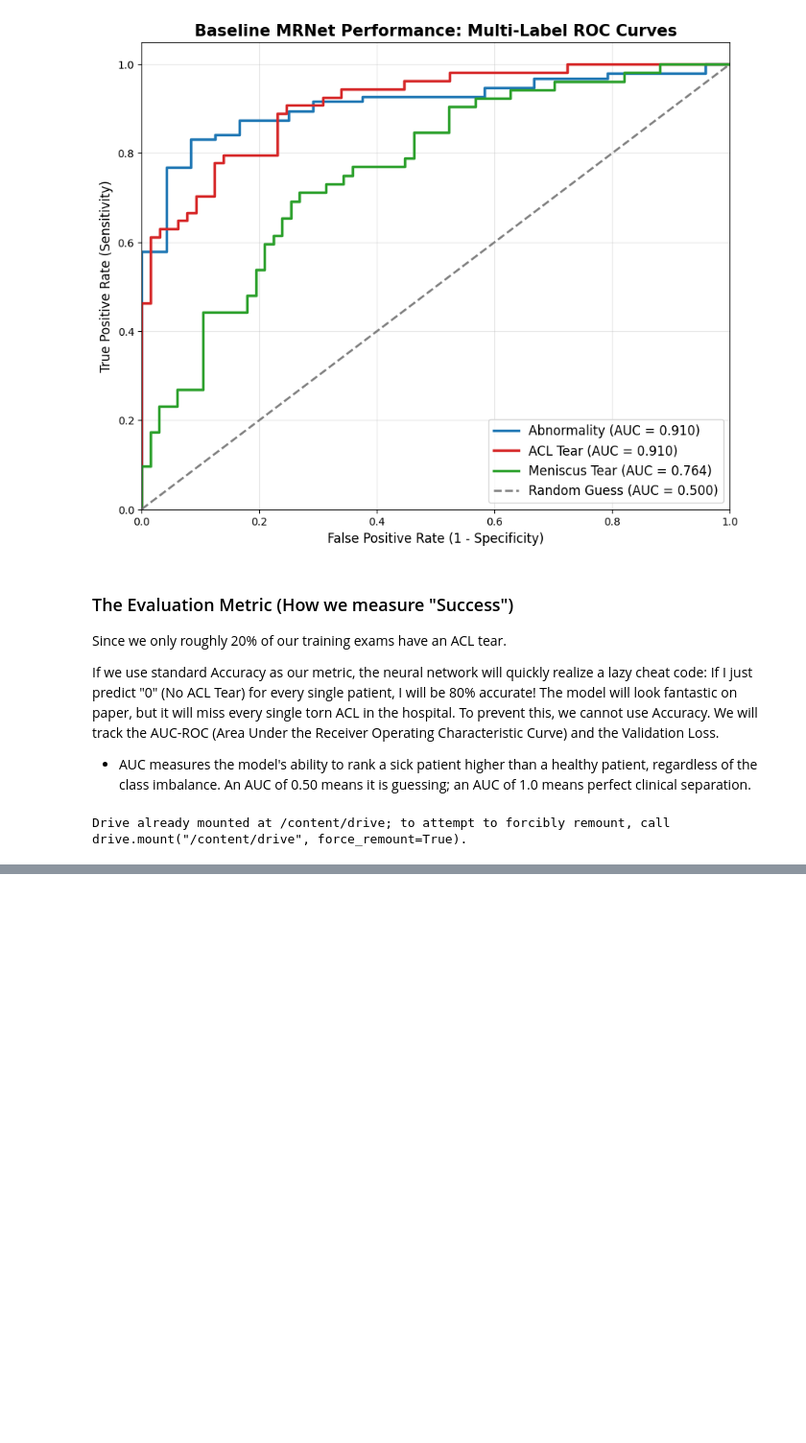
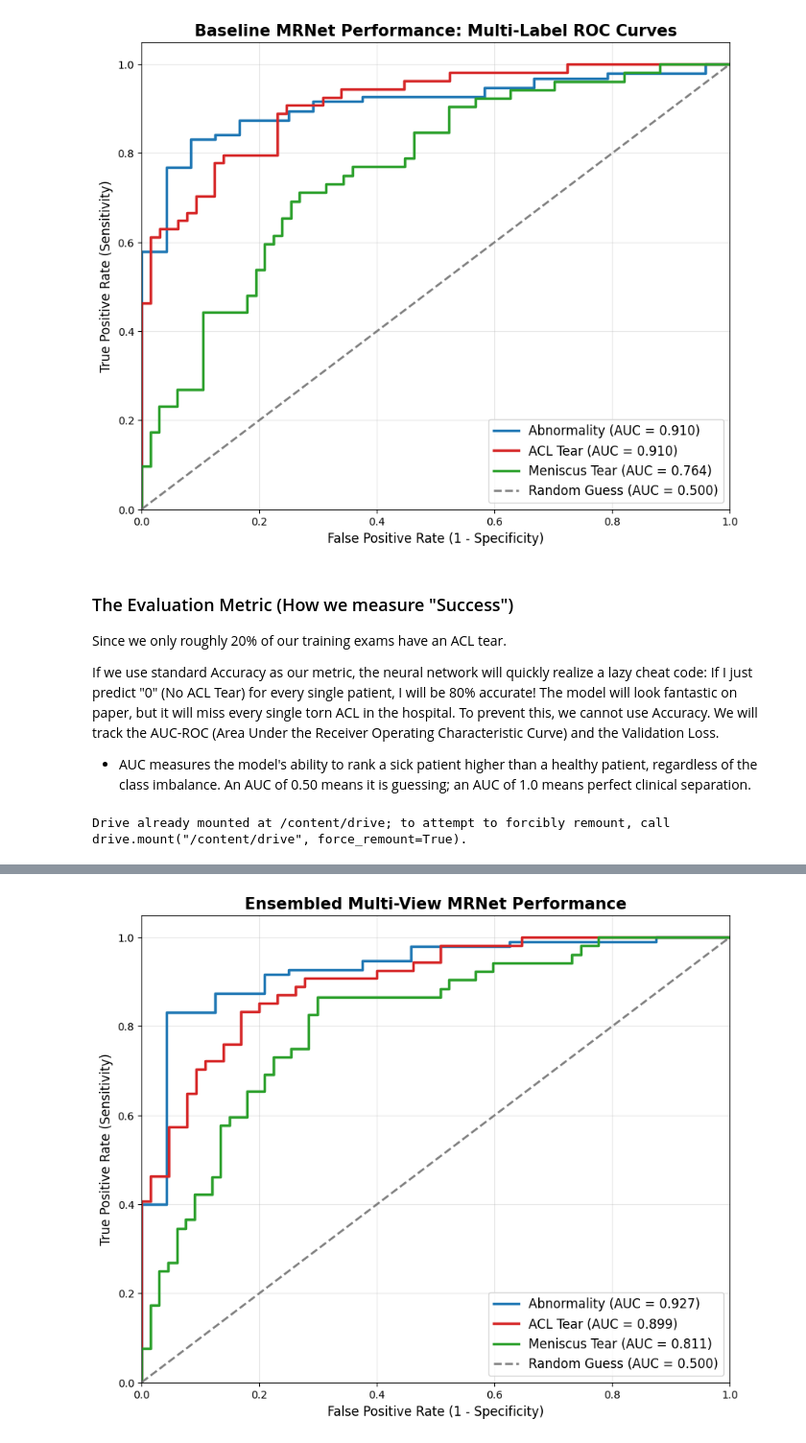
Before and after one commit to AbdulAlbaqami/Knee_Injuries_Classification_Model_MRI_Images, a Jupyter notebook: MRNet_Classifier.ipynb, the cells around one changed output, grey strips where cells are left out. Shown at 96% size. Drawn from its saved outputs; the diff is of its cells as text; code cells hidden in the pictures; blank space fills up the shorter version.

Commit message:
Final modeling

```diff
--- a/MRNet_Classifier.ipynb
+++ b/MRNet_Classifier.ipynb
@@ -515,0 +642,91 @@ Drive already mounted at /content/drive; to attempt to forcibly remount, call dr
+# %%
+import torch
+import numpy as np
+from sklearn.linear_model import LogisticRegression
+from sklearn.metrics import roc_curve, auc
+import matplotlib.pyplot as plt
+
+# 1. Configuration
+views = ['sagittal', 'coronal', 'axial']
+conditions = ['Abnormality', 'ACL Tear', 'Meniscus Tear']
+colors = ['#1f77b4', '#d62728', '#2ca02c']
+
+# Dictionary to hold our predictions: shape will be (119 patients, 3 conditions)
+view_preds = {}
+y_true = None
+
+print("Phase 1: Extracting predictions from all Expert Models...\n")
+
+# 2. Prediction Extraction Loop
+for view in views:
+    print(f"Loading {view.upper()} expert...")
+    model = MRNetBaseline().to(device)
+    model.load_state_dict(torch.load(f'/content/CNN_ClassModeling/mrnet_{view}_best.pth', map_location=device, weights_only=True))
+    model.eval()
+
+    # Initialize DataLoader for this specific view
+    _, val_loader = ld.get_data_loaders(CLOUD_DATA_ROOT, CLOUD_LABEL_PATH, view=view, batch_size=1)
+
+    preds_list = []
+    labels_list = []
+
+    with torch.no_grad():
+        for vols, lbls in val_loader:
+            vols = vols.to(device)
+            logits = model(vols)
+            probs = torch.sigmoid(logits)
+            preds_list.append(probs.cpu().numpy()[0])
+            labels_list.append(lbls.numpy()[0])
+
+    view_preds[view] = np.array(preds_list)
+
+    # Store the true labels once (they are identical across views for the same patients)
+    if y_true is None:
+        y_true = np.array(labels_list)
+
+print("\nPhase 2: Training the Meta-Classifier Ensemble...\n")
+
+# Array to hold the final ensembled predictions
+ensemble_preds = np.zeros_like(y_true, dtype=float)
+
+# 3. Train Logistic Regression for each condition
+for i in range(3):
+    # Stack the predictions horizontally: [Sag_prob, Cor_prob, Ax_prob]
+    X = np.column_stack((view_preds['sagittal'][:, i],
+                         view_preds['coronal'][:, i],
+                         view_preds['axial'][:, i]))
+    y = y_true[:, i]
+
+    # Train the Meta-Classifier
+    lr = LogisticRegression(class_weight='balanced')
+    lr.fit(X, y)
+
+    # Get the final ensembled probabilities
+    ensemble_preds[:, i] = lr.predict_proba(X)[:, 1]
+
+    # Print the learned weights so we can see what the model trusts!
+    weights = lr.coef_[0]
+    print(f"[{conditions[i]}] Learned Weights:")
+    print(f"  Sagittal: {weights[0]:.3f} | Coronal: {weights[1]:.3f} | Axial: {weights[2]:.3f}\n")
+
+# 4. Plotting the Ultimate ROC Curve
+print("Phase 3: Generating Final ROC Curve...")
+plt.figure(figsize=(10, 8))
+
+for i in range(3):
+    fpr, tpr, _ = roc_curve(y_true[:, i], ensemble_preds[:, i])
+    roc_auc = auc(fpr, tpr)
+    plt.plot(fpr, tpr, color=colors[i], lw=2.5,
+             label=f'{conditions[i]} (AUC = {roc_auc:.3f})')
+
+plt.plot([0, 1], [0, 1], color='gray', lw=2, linestyle='--', label='Random Guess (AUC = 0.500)')
+
+plt.xlim([0.0, 1.0])
+plt.ylim([0.0, 1.05])
+plt.xlabel('False Positive Rate (1 - Specificity)', fontsize=12)
+plt.ylabel('True Positive Rate (Sensitivity)', fontsize=12)
+plt.title('Ensembled Multi-View MRNet Performance', fontsize=15, fontweight='bold')
+plt.legend(loc="lower right", fontsize=12)
+plt.grid(alpha=0.3)
+plt.show()
+# %% [output]
@@ -515,0 +751 @@ Drive already mounted at /content/drive; to attempt to forcibly remount, call dr
+[figure, added]
```
Also changed, not shown: parts of 13 cells of this notebook.
